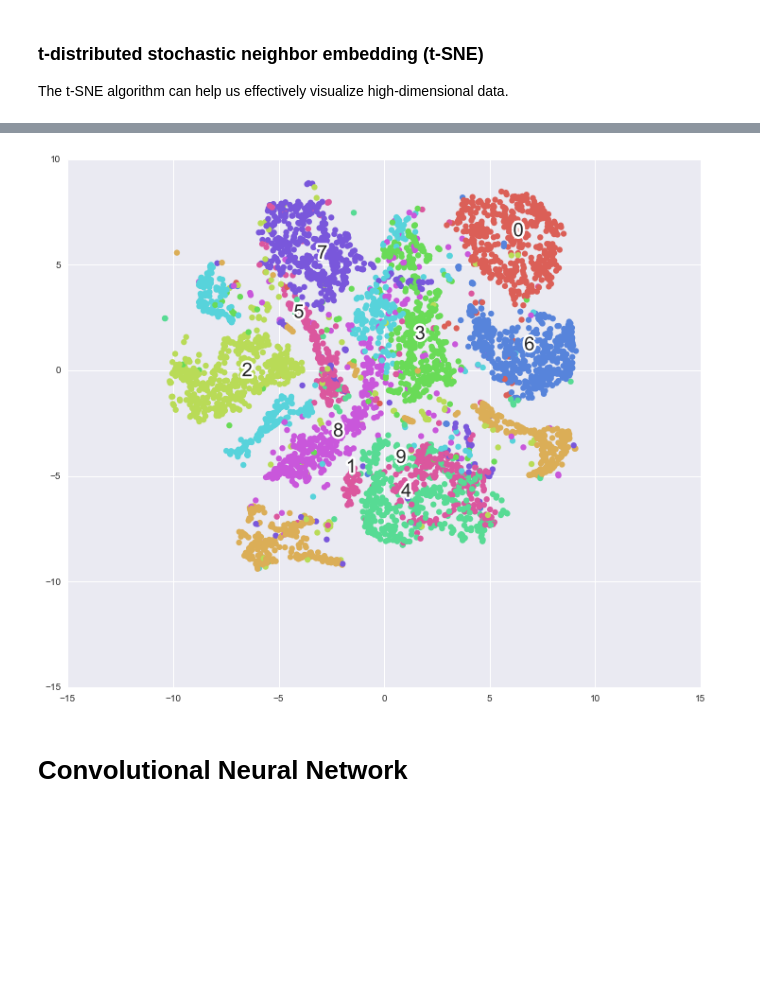
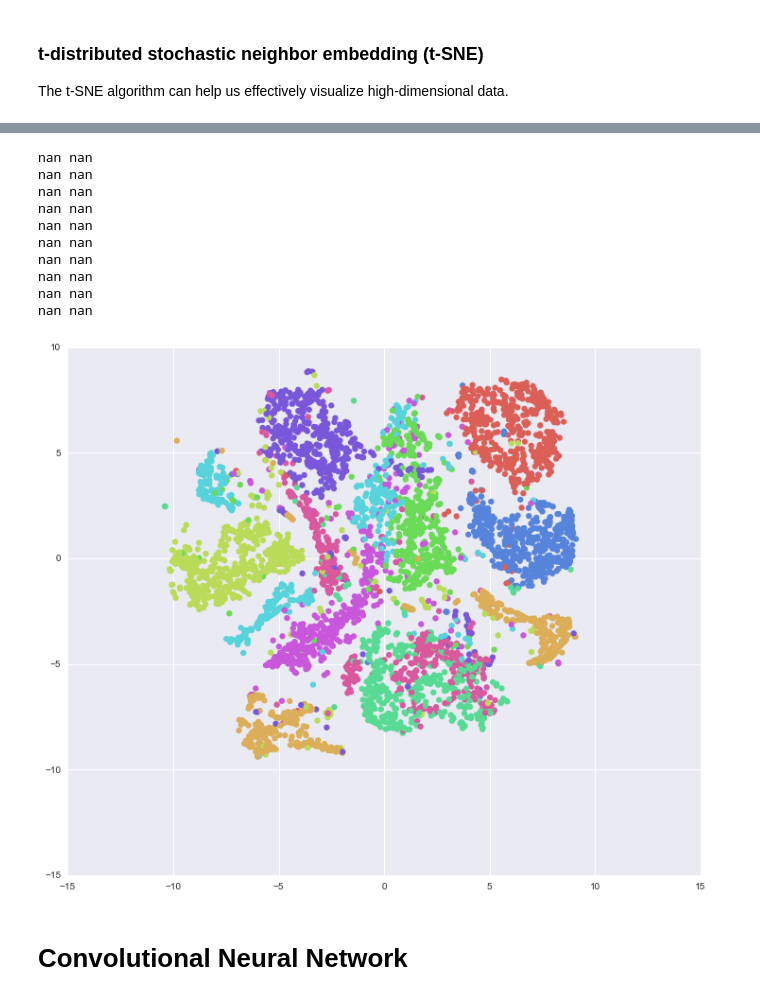
Before and after one commit to thomalm/kaggle, a Jupyter notebook: digit-recognizer/digit-recognizer.ipynb, the cells around one changed output, grey strips where cells are left out. Cells and saved outputs as stored; diff of their text form; code cells hidden in the pictures; blank space fills up the shorter version.

```diff
--- a/digit-recognizer/digit-recognizer.ipynb
+++ b/digit-recognizer/digit-recognizer.ipynb
@@ -202,22 +233,34 @@ t-SNE took 87.72 seconds
 # %%
+import matplotlib.patheffects as PathEffects
+
 plt.figure(figsize=(12, 12))
 
 def plot_projection(x, colors):
     """
     plot t-SNE projection of digits and label the cluster centers
     """
     palette = np.array(sns.color_palette("hls", 10))
     ax = plt.subplot(aspect='equal')
     sc = ax.scatter(x[:,0], x[:,1], lw=0, s=40, c=palette[colors.astype(np.int)])
     #TODO: Consider changing with colorbar...
     for i in range(10):
         x_text, y_text = np.median(x[np.where( colors == i )], axis=0)
-        txt = ax.text(x_text, y_text, str(i), fontsize=20)
-        txt.set_path_effects([PathEffects.Stroke(linewidth=5, foreground="w"), PathEffects.Normal()])
+    #    txt = ax.text(x_text, y_text, str(i), fontsize=20)
+    #    txt.set_path_effects([PathEffects.Stroke(linewidth=5, foreground="w"), PathEffects.Normal()])
 
 plot_projection(digits_proj, y[:NUM_SAMPLES])
 # %% [output]
+nan nan
+nan nan
+nan nan
+nan nan
+nan nan
+nan nan
+nan nan
+nan nan
+nan nan
+nan nan
-[figure, old version]
+[figure, new version]
 # %% [markdown]
 # Convolutional Neural Network
 # %% [markdown]
```
Also changed, not shown: parts of 18 cells of this notebook.
